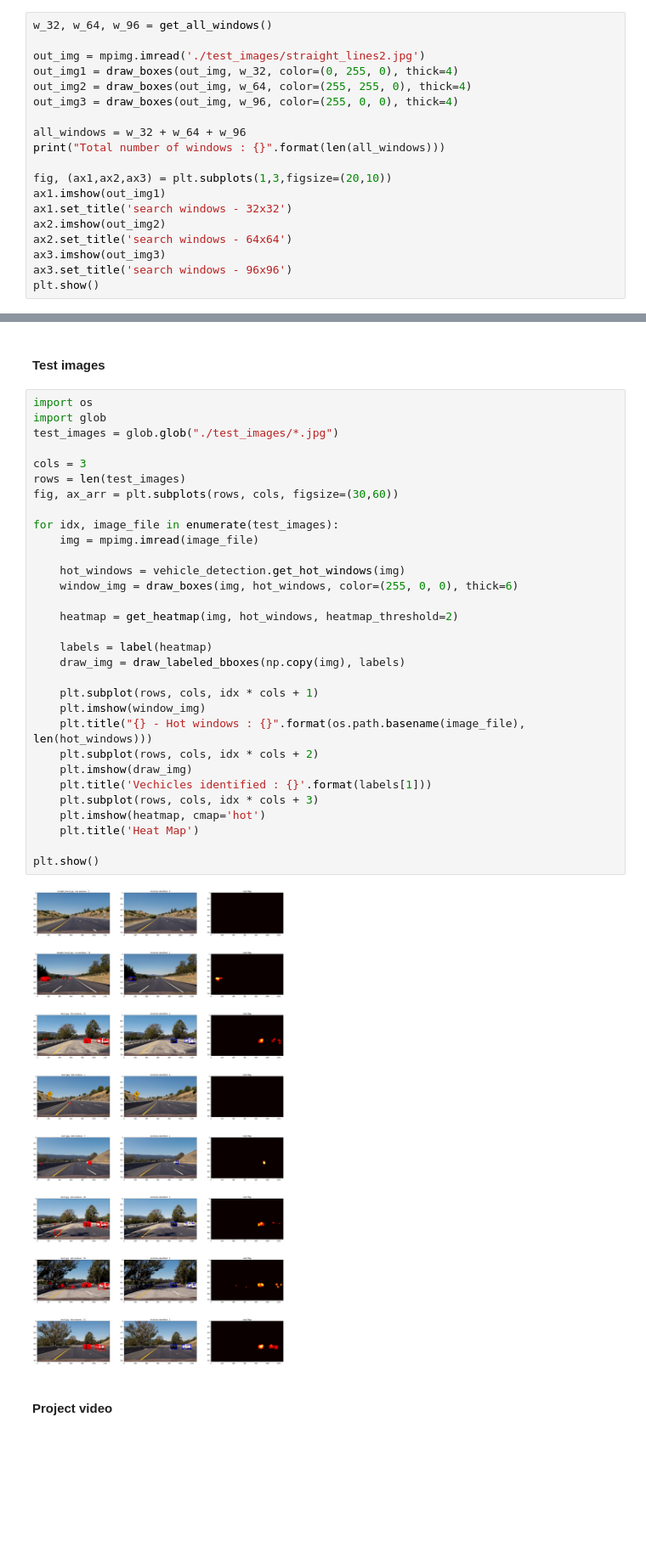
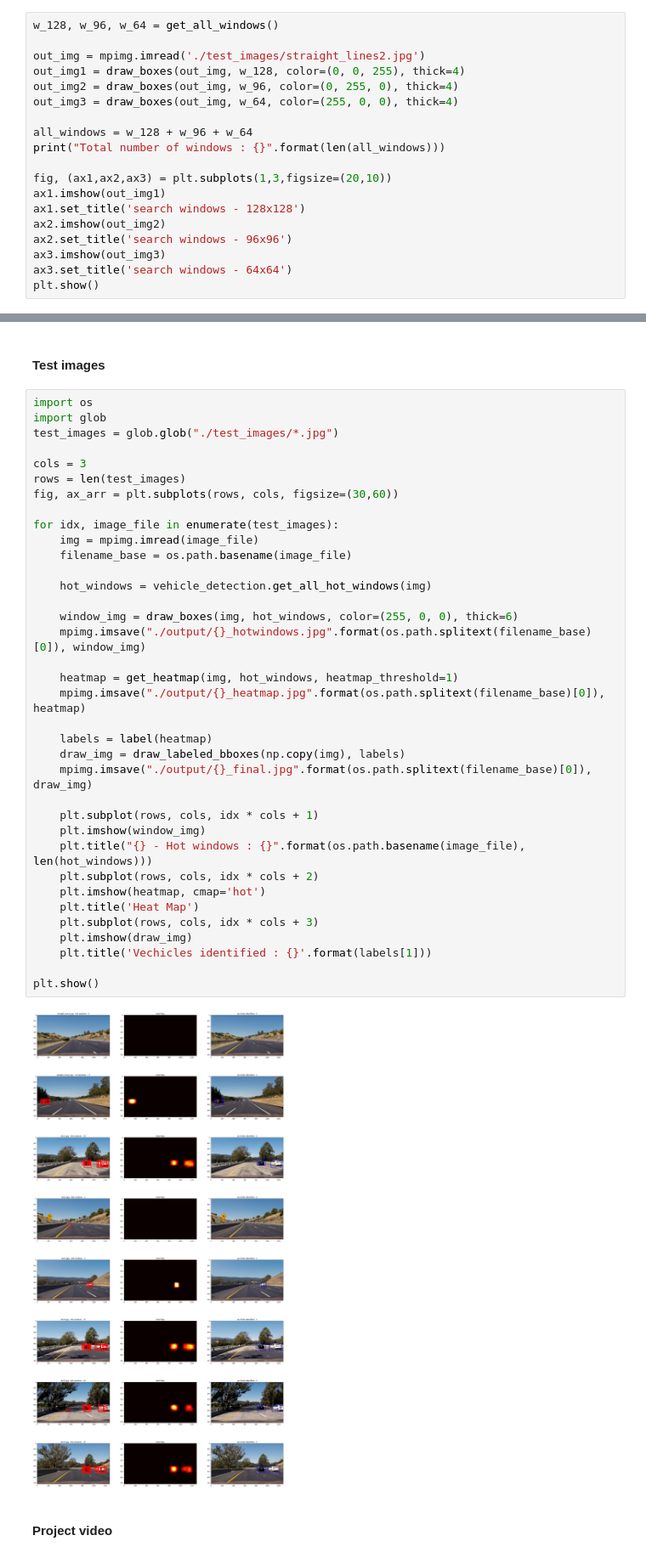
Before and after one commit to rajeshb/SelfDrivingCar, a Jupyter notebook: T1P5-Vehicle-Tracking/P5 - Vehicle Detection - Detect Vehicles.ipynb, the cells around one changed output, grey strips where cells are left out. Shown at 85% size. Saved outputs shown, nothing was run; the diff lists cells and outputs as text; blank space fills up the shorter version.

```diff
--- a/T1P5-Vehicle-Tracking/P5 - Vehicle Detection - Detect Vehicles.ipynb
+++ b/T1P5-Vehicle-Tracking/P5 - Vehicle Detection - Detect Vehicles.ipynb
@@ -49,22 +50,22 @@ def get_all_windows(xstart=0, xstop=1280, ystart = 400, ystop = 656):
 # %% [markdown]
 #### Visualize Sliding Windows
 # %%
-w_32, w_64, w_96 = get_all_windows()
+w_128, w_96, w_64 = get_all_windows()
 
 out_img = mpimg.imread('./test_images/straight_lines2.jpg')
-out_img1 = draw_boxes(out_img, w_32, color=(0, 255, 0), thick=4)
-out_img2 = draw_boxes(out_img, w_64, color=(255, 255, 0), thick=4)
-out_img3 = draw_boxes(out_img, w_96, color=(255, 0, 0), thick=4)
+out_img1 = draw_boxes(out_img, w_128, color=(0, 0, 255), thick=4)
+out_img2 = draw_boxes(out_img, w_96, color=(0, 255, 0), thick=4)
+out_img3 = draw_boxes(out_img, w_64, color=(255, 0, 0), thick=4)
 
-all_windows = w_32 + w_64 + w_96
+all_windows = w_128 + w_96 + w_64
 print("Total number of windows : {}".format(len(all_windows)))
 
 fig, (ax1,ax2,ax3) = plt.subplots(1,3,figsize=(20,10))
 ax1.imshow(out_img1)
-ax1.set_title('search windows - 32x32')
+ax1.set_title('search windows - 128x128')
 ax2.imshow(out_img2)
-ax2.set_title('search windows - 64x64')
+ax2.set_title('search windows - 96x96')
 ax3.imshow(out_img3)
-ax3.set_title('search windows - 96x96')
+ax3.set_title('search windows - 64x64')
 plt.show()
 # %% [output]
@@ -166,36 +207,41 @@ HOG feature : True
 # %%
 import os
 import glob
 test_images = glob.glob("./test_images/*.jpg")
 
 cols = 3
 rows = len(test_images)
 fig, ax_arr = plt.subplots(rows, cols, figsize=(30,60))
 
 for idx, image_file in enumerate(test_images):
     img = mpimg.imread(image_file)
+    filename_base = os.path.basename(image_file)
 
-    hot_windows = vehicle_detection.get_hot_windows(img)
+    hot_windows = vehicle_detection.get_all_hot_windows(img)
+
     window_img = draw_boxes(img, hot_windows, color=(255, 0, 0), thick=6)
+    mpimg.imsave("./output/{}_hotwindows.jpg".format(os.path.splitext(filename_base)[0]), window_img)
 
-    heatmap = get_heatmap(img, hot_windows, heatmap_threshold=2)
+    heatmap = get_heatmap(img, hot_windows, heatmap_threshold=1)
+    mpimg.imsave("./output/{}_heatmap.jpg".format(os.path.splitext(filename_base)[0]), heatmap)
 
     labels = label(heatmap)
     draw_img = draw_labeled_bboxes(np.copy(img), labels)
+    mpimg.imsave("./output/{}_final.jpg".format(os.path.splitext(filename_base)[0]), draw_img)
 
     plt.subplot(rows, cols, idx * cols + 1)
     plt.imshow(window_img)
     plt.title("{} - Hot windows : {}".format(os.path.basename(image_file), len(hot_windows)))
     plt.subplot(rows, cols, idx * cols + 2)
+    plt.imshow(heatmap, cmap='hot')
+    plt.title('Heat Map')
+    plt.subplot(rows, cols, idx * cols + 3)
     plt.imshow(draw_img)
     plt.title('Vechicles identified : {}'.format(labels[1]))
-    plt.subplot(rows, cols, idx * cols + 3)
-    plt.imshow(heatmap, cmap='hot')
-    plt.title('Heat Map')
 
 plt.show()
 # %% [output]
-[figure, old version]
+[figure, new version]
 # %% [markdown]
 #### Project video
 # %%
```
Also changed, not shown: parts of 4 cells of this notebook.
